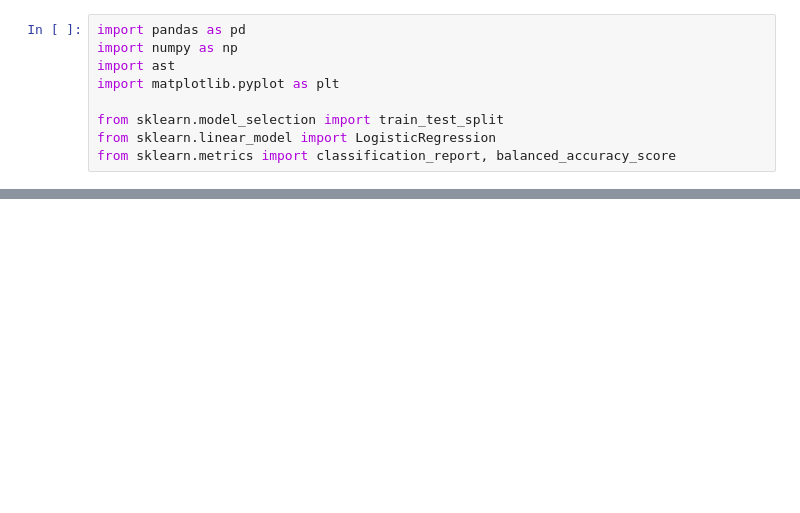
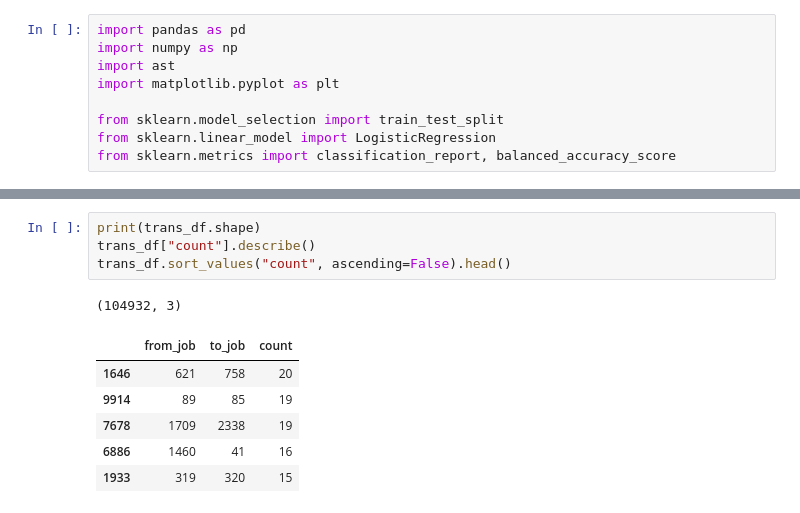
Before and after one commit to nicotranfr/ens_data_challenge_job_recommandation, a Jupyter notebook: predicting_next_job.ipynb, the cells around one changed output, grey strips where cells are left out. Drawn from its saved outputs; the diff is of its cells as text; blank space fills up the shorter version.

```diff
--- a/predicting_next_job.ipynb
+++ b/predicting_next_job.ipynb
@@ -94,0 +137,12 @@ trans_df.describe()
+# %%
+print(trans_df.shape)
+trans_df["count"].describe()
+trans_df.sort_values("count", ascending=False).head()
+# %% [output]
+(104932, 3)
+|  | from_job | to_job | count |
+| 1646 | 621 | 758 | 20 |
+| 9914 | 89 | 85 | 19 |
+| 7678 | 1709 | 2338 | 19 |
+| 6886 | 1460 | 41 | 16 |
+| 1933 | 319 | 320 | 15 |
```
Also changed, not shown: parts of 31 cells of this notebook.
